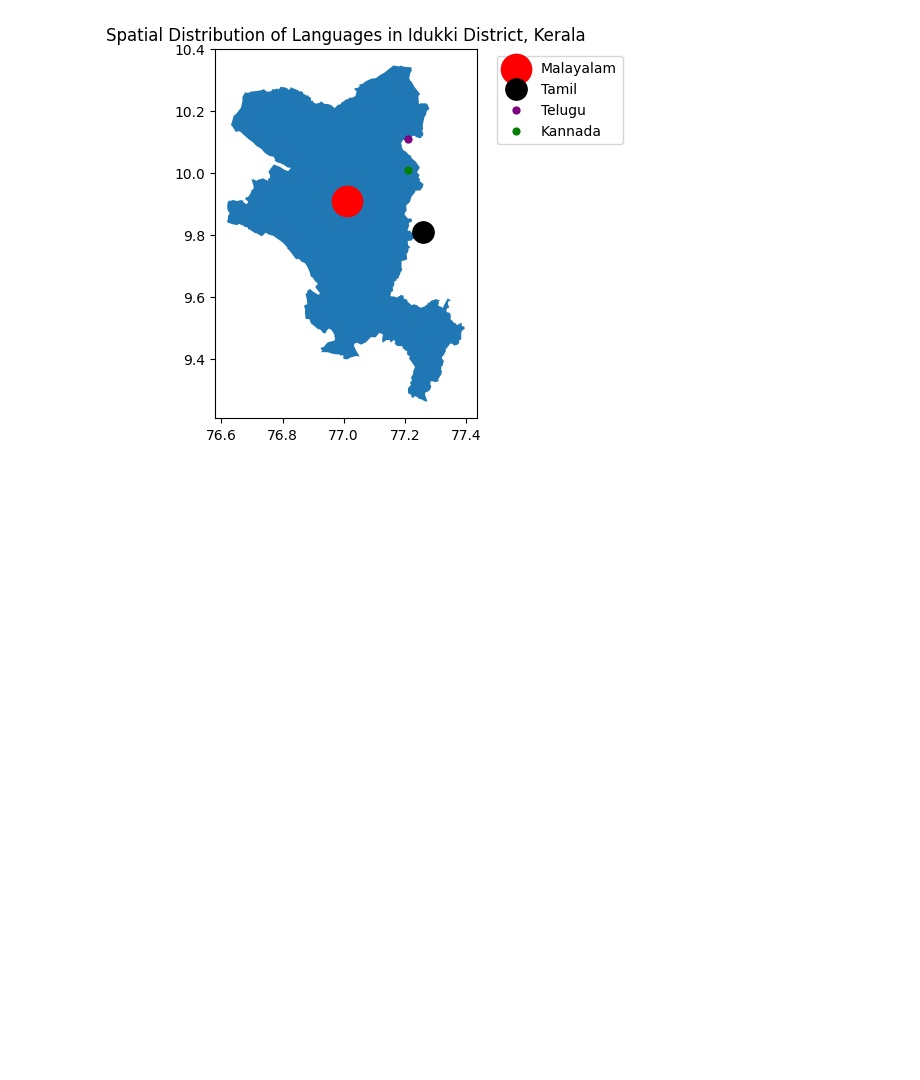
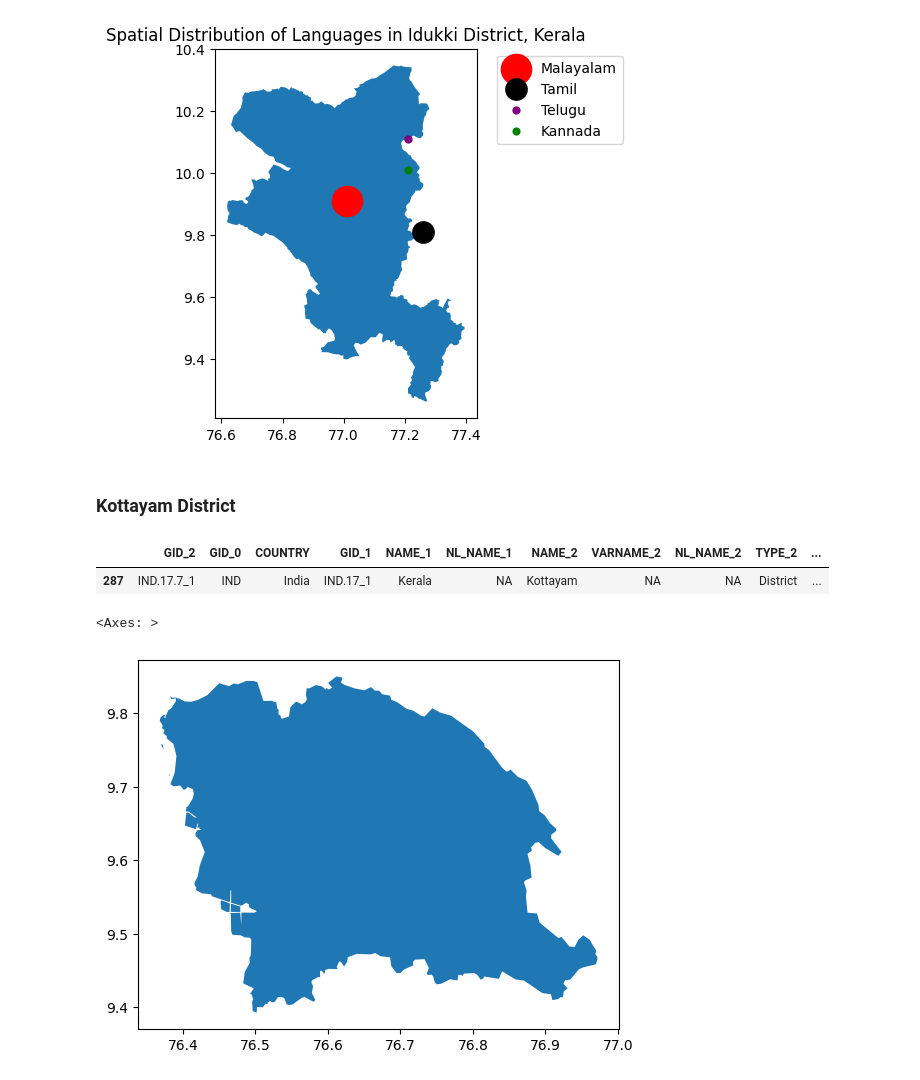
Before and after one commit to squishridyvi/Geographical-Distribution-Mapping-of-Dravidian-Languages-, a Jupyter notebook: Geographical Distribution of Dravidian Languages.ipynb, the cells around one changed output. Saved outputs shown, nothing was run; the diff lists cells and outputs as text; code cells hidden in the pictures; blank space fills up the shorter version.

Commit message:
Added Kottayam district

```diff
--- a/Geographical Distribution of Dravidian Languages.ipynb
+++ b/Geographical Distribution of Dravidian Languages.ipynb
@@ -848,3 +845,16 @@ ax.legend(bbox_to_anchor=(1.05, 1))
 # %% [output]
 <matplotlib.legend.Legend at 0x...>
 [figure]
+# %% [markdown]
+### Kottayam District
+# %%
+kottayam = districts[(districts["NAME_1"] == "Kerala") & (districts["NAME_2"]=="Kottayam")]
+kottayam
+# %% [output]
+|  | GID_2 | GID_0 | COUNTRY | GID_1 | NAME_1 | NL_NAME_1 | NAME_2 | VARNAME_2 | NL_NAME_2 | TYPE_2 | ... |
+| 287 | IND.17.7_1 | IND | India | IND.17_1 | Kerala | NA | Kottayam | NA | NA | District | ... |
+# %%
+kottayam.plot()
+# %% [output]
+<Axes: >
+[figure, added]
```
Also changed, not shown: parts of 4 cells of this notebook.
